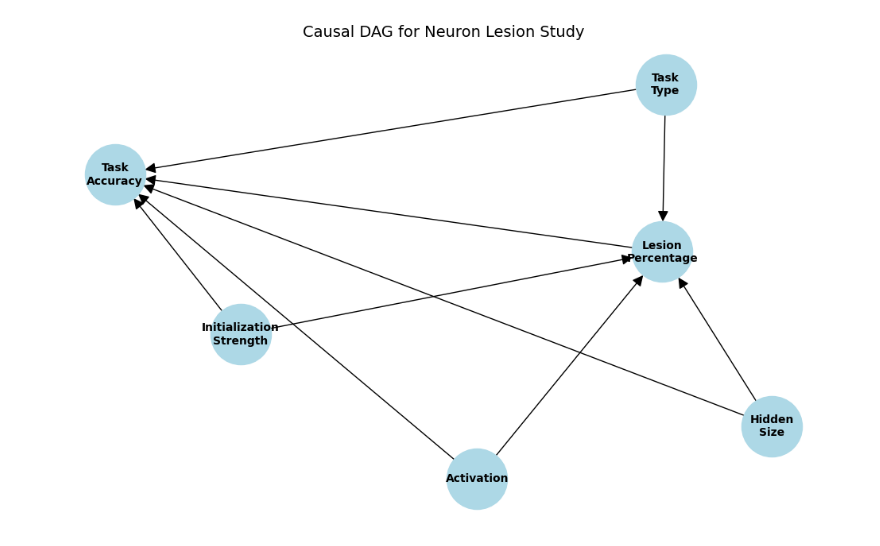
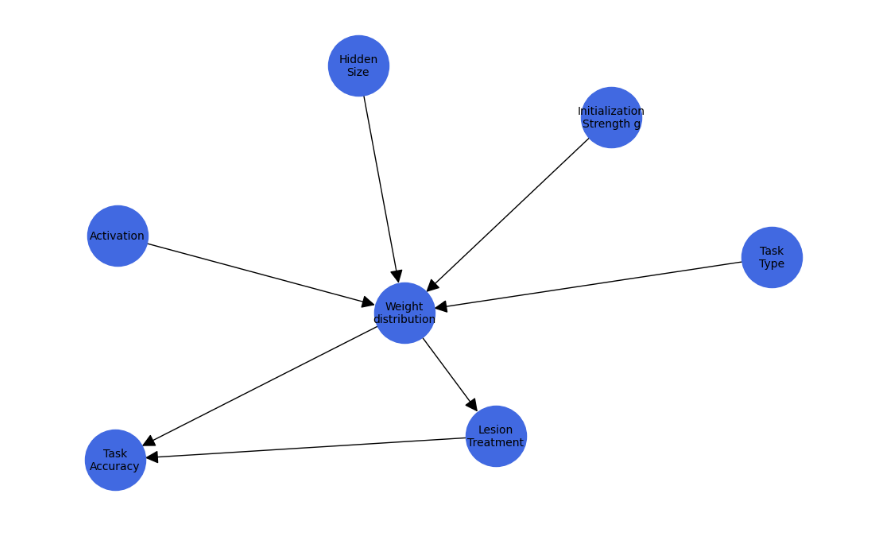
Before and after one commit to eliaturner/causalinference, a Jupyter notebook: driver.ipynb, the cells around one changed output. Drawn from its saved outputs; the diff is of its cells as text; code cells hidden in the pictures.

```diff
--- a/driver.ipynb
+++ b/driver.ipynb
@@ -93,36 +77,35 @@ plt.show()
 # %%
 # Re-attempting to create the DAG using matplotlib without downloading the file.
 import networkx as nx
 # Create a Directed Acyclic Graph (DAG)
 G = nx.DiGraph()
 
 # Add nodes (variables)
 G.add_nodes_from([
-    "Task\nType", "Hidden\nSize", "Activation", "Initialization\nStrength",
-    "Lesion\nPercentage", "Task\nAccuracy"
+    "Task\nType", "Hidden\nSize", "Activation", "Initialization\nStrength g",
+    "Weight\ndistribution", "Lesion\nTreatment", "Task\nAccuracy"
 ])
 
 # Add edges (dependencies and confounding relationships)
 # Task configuration affects both Lesion Percentage and Task Accuracy
 G.add_edges_from([
-    ("Task\nType", "Lesion\nPercentage"),
-    ("Task\nType", "Task\nAccuracy"),
-    ("Hidden\nSize", "Lesion\nPercentage"),
-    ("Hidden\nSize", "Task\nAccuracy"),
-    ("Activation", "Lesion\nPercentage"),
-    ("Activation", "Task\nAccuracy"),
-    ("Initialization\nStrength", "Lesion\nPercentage"),
-    ("Initialization\nStrength", "Task\nAccuracy"),
+    ("Task\nType", "Weight\ndistribution"),
+    ("Hidden\nSize", "Weight\ndistribution"),
+    ("Activation", "Weight\ndistribution"),
+    ("Initialization\nStrength g", "Weight\ndistribution"),
 
-    # Lesion percentage directly affects Task Accuracy
-    ("Lesion\nPercentage", "Task\nAccuracy")
+
+    ("Weight\ndistribution","Lesion\nTreatment"),
+    ("Weight\ndistribution","Task\nAccuracy"),
+
+    ("Lesion\nTreatment", "Task\nAccuracy")
+
 ])
 
 # Plot the DAG
 plt.figure(figsize=(10, 6))
-pos = nx.spring_layout(G, seed=42)  # Layout for the graph
-nx.draw(G, pos, with_labels=True, node_color='lightblue', node_size=3000, font_size=10, font_weight='bold', arrowsize=20)
-plt.title("Causal DAG for Neuron Lesion Study", fontsize=14)
+pos = nx.spring_layout(G,seed=100,)  # Layout for the graph
+nx.draw(G, pos, with_labels=True, node_color='royalblue', node_size=3000, font_size=10,  arrowsize=25)
 plt.show()
 # %% [output]
-[figure, old version]
+[figure, new version]
```
Also changed, not shown: parts of 2 cells of this notebook, 1 other file.
